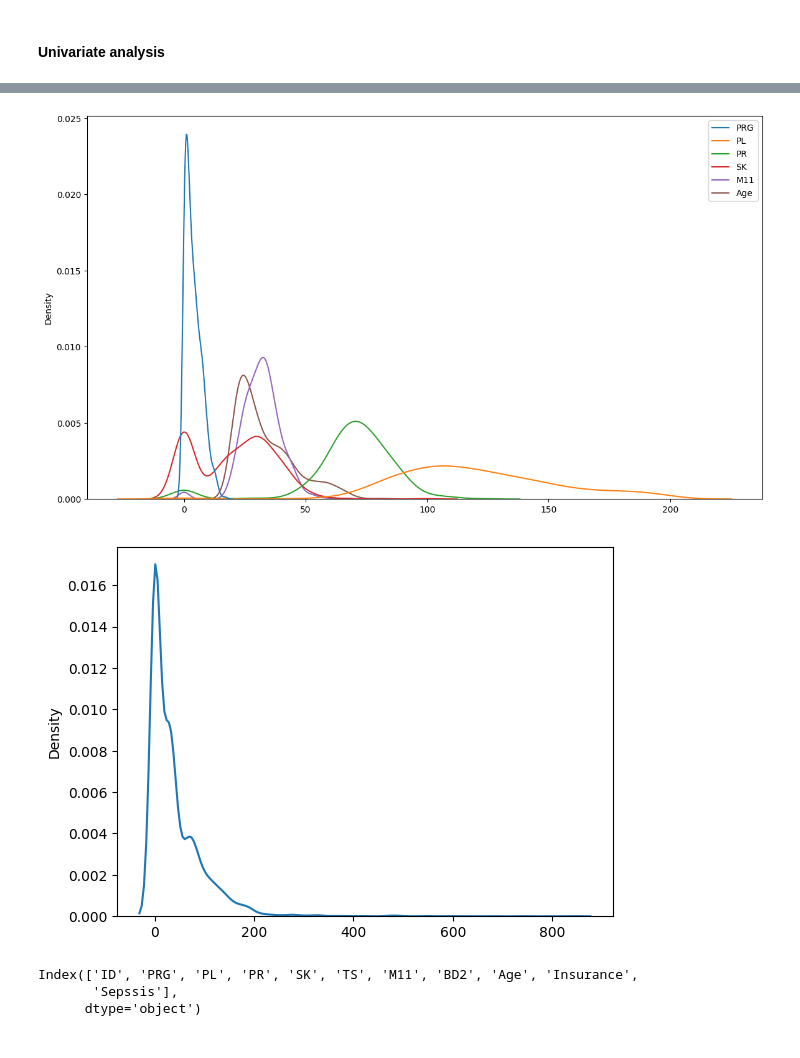
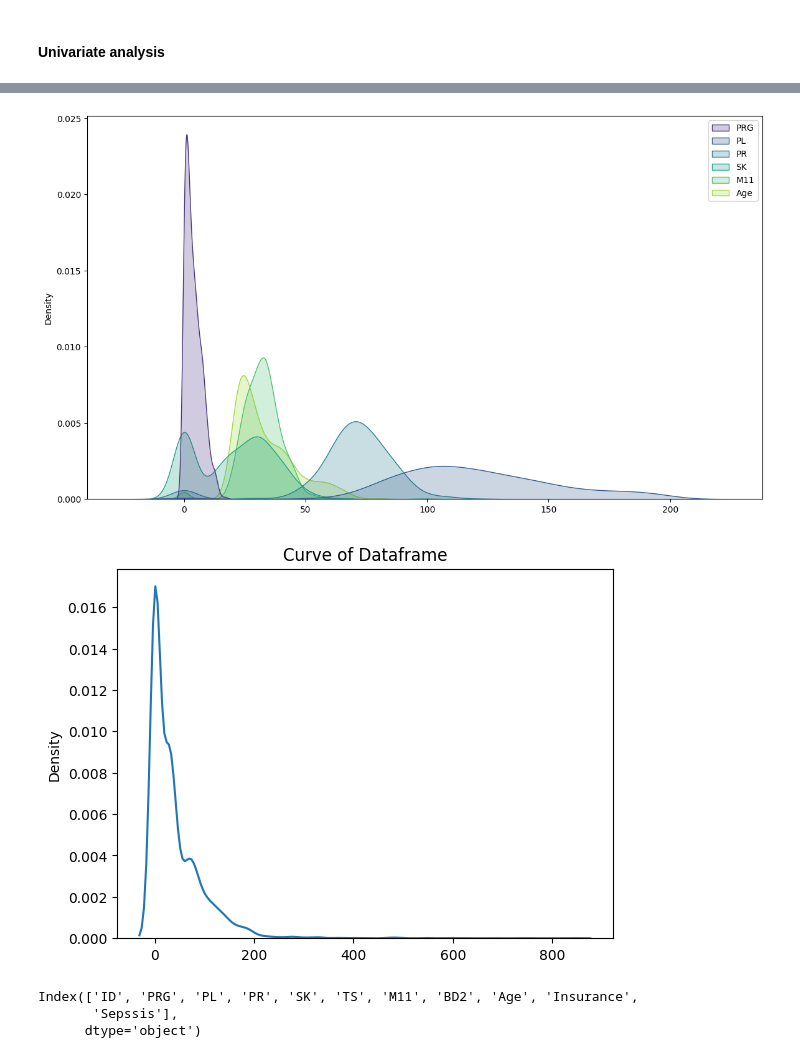
Before and after one commit to qochieng/Career_Accelerator_P5-ML_API, a Jupyter notebook: api.ipynb, the cells around one changed output, grey strips where cells are left out. Drawn from its saved outputs; the diff is of its cells as text; code cells hidden in the pictures.

```diff
--- a/api.ipynb
+++ b/api.ipynb
@@ -203,14 +195,15 @@ plt.show();
 # %%
 plt.figure(figsize=(14,8))
-sns.kdeplot(df.drop(['Sepssis','TS','ID','BD2','Insurance'],axis=1))
+sns.kdeplot(df.drop(['Sepssis','TS','ID','BD2','Insurance'],axis=1),palette='viridis',fill=True)
 plt.show();
 # %% [output]
-[figure, old version]
+[figure, new version]
 # %%
 
 sns.kdeplot(df.drop(['ID','Sepssis'],axis=1).values.ravel());
+plt.title('Curve of Dataframe');
 # %% [output]
-[figure, old version]
+[figure, new version]
 # %%
 df.columns
 # %% [output]
```
Also changed, not shown: parts of 30 cells of this notebook.
